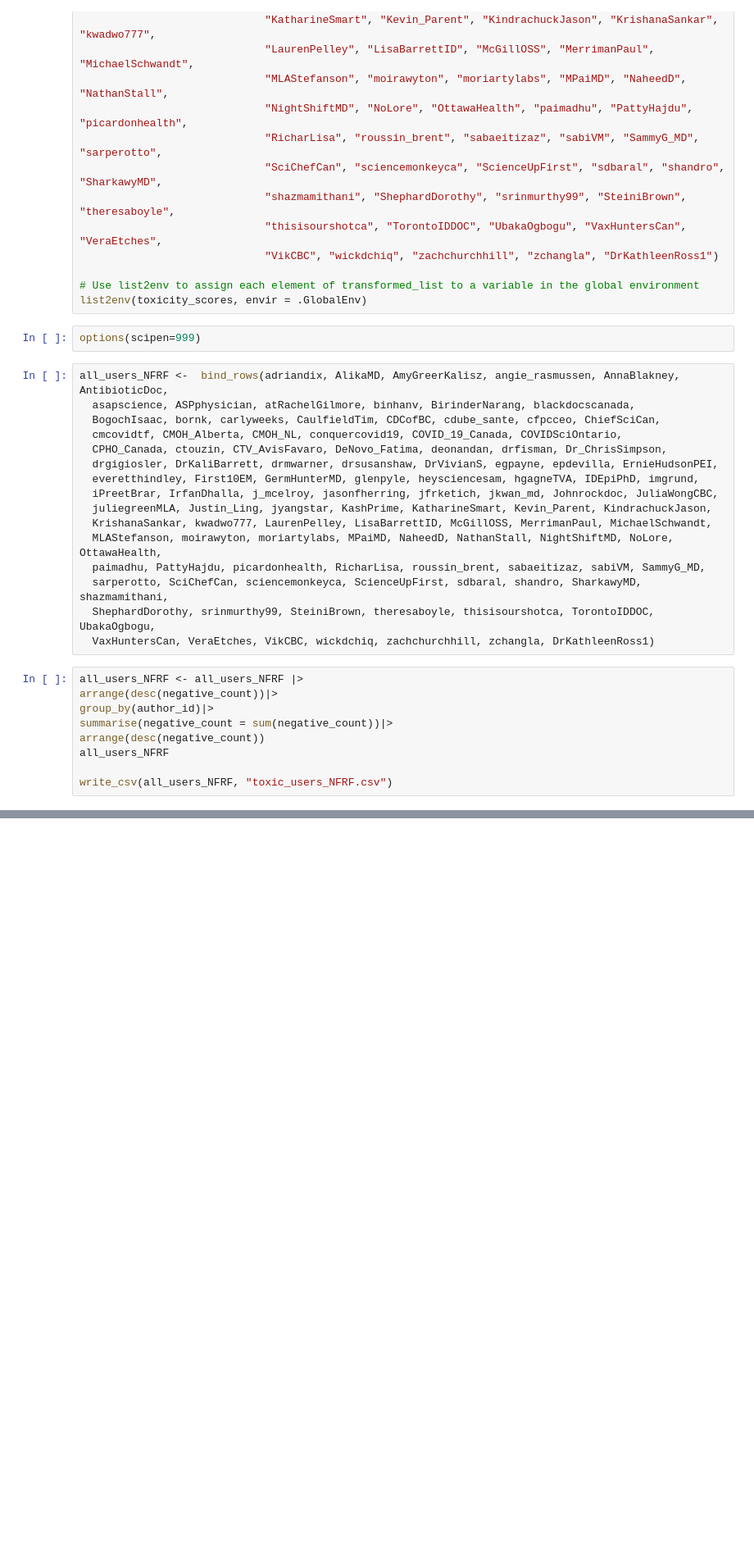
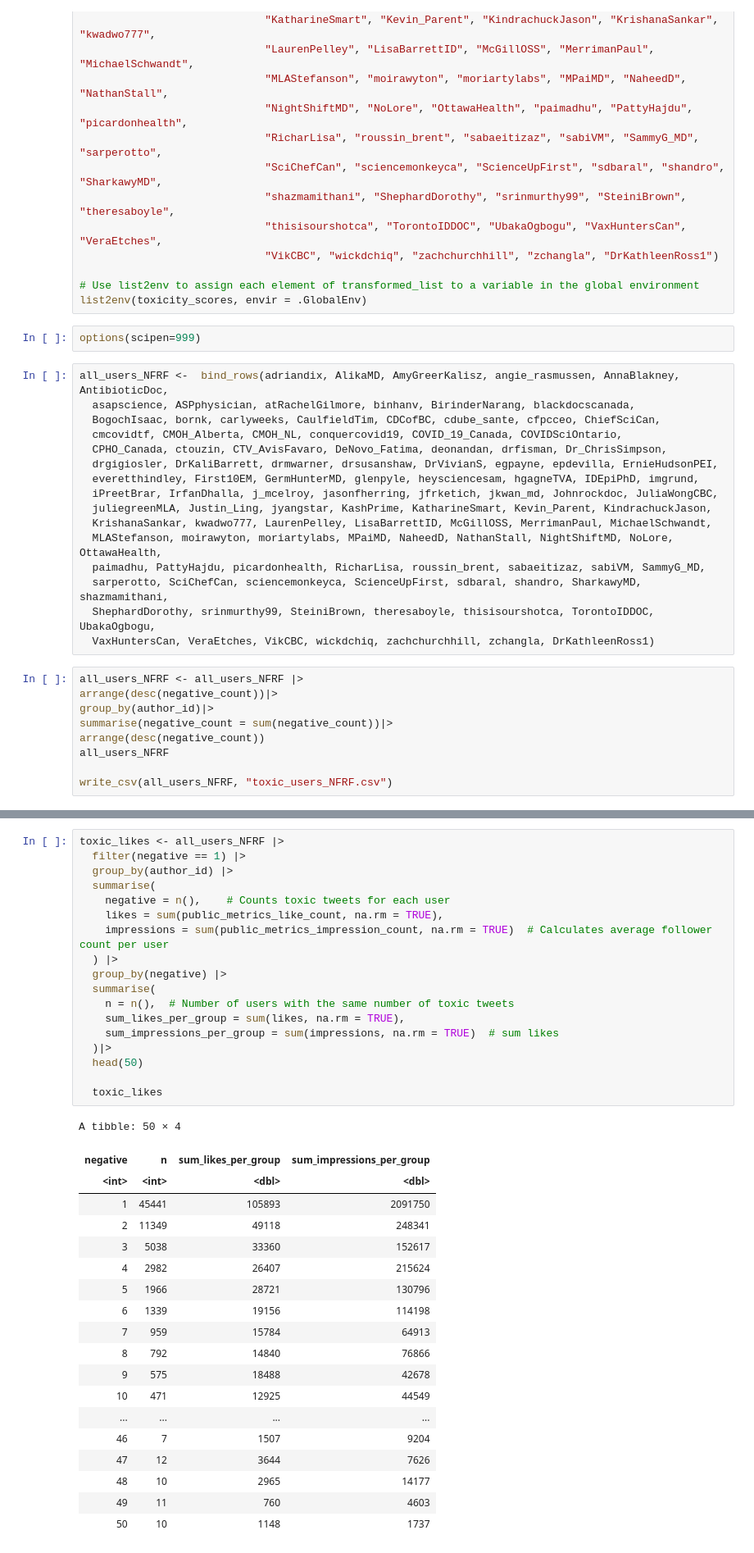
Before and after one commit to Irene-Berezin/tweets, a Jupyter notebook: NFRF_toxic_users_list.ipynb, the cells around one changed output, grey strips where cells are left out. Shown at 82% size. Drawn from its saved outputs; the diff is of its cells as text; blank space fills up the shorter version.

```diff
--- a/NFRF_toxic_users_list.ipynb
+++ b/NFRF_toxic_users_list.ipynb
@@ -241,0 +274,38 @@ Saving 6.67 x 6.67 in image
+# %%
+toxic_likes <- all_users_NFRF |>
+  filter(negative == 1) |>
+  group_by(author_id) |>
+  summarise(
+    negative = n(),    # Counts toxic tweets for each user
+    likes = sum(public_metrics_like_count, na.rm = TRUE),
+    impressions = sum(public_metrics_impression_count, na.rm = TRUE)  # Calculates average follower count per user
+  ) |>
+  group_by(negative) |>
+  summarise(
+    n = n(),  # Number of users with the same number of toxic tweets
+    sum_likes_per_group = sum(likes, na.rm = TRUE),
+    sum_impressions_per_group = sum(impressions, na.rm = TRUE)  # sum likes
+  )|>
+  head(50)
+
+  toxic_likes
+# %% [output]
+A tibble: 50 × 4
+| negative | n | sum_likes_per_group | sum_impressions_per_group |
+| <int> | <int> | <dbl> | <dbl> |
+| 1 | 45441 | 105893 | 2091750 |
+| 2 | 11349 | 49118 | 248341 |
+| 3 | 5038 | 33360 | 152617 |
+| 4 | 2982 | 26407 | 215624 |
+| 5 | 1966 | 28721 | 130796 |
+| 6 | 1339 | 19156 | 114198 |
+| 7 | 959 | 15784 | 64913 |
+| 8 | 792 | 14840 | 76866 |
+| 9 | 575 | 18488 | 42678 |
+| 10 | 471 | 12925 | 44549 |
+| ... | ... | ... | ... |
+| 46 | 7 | 1507 | 9204 |
+| 47 | 12 | 3644 | 7626 |
+| 48 | 10 | 2965 | 14177 |
+| 49 | 11 | 760 | 4603 |
+| 50 | 10 | 1148 | 1737 |
```
Also changed, not shown: parts of 8 cells of this notebook, 17 other files.
